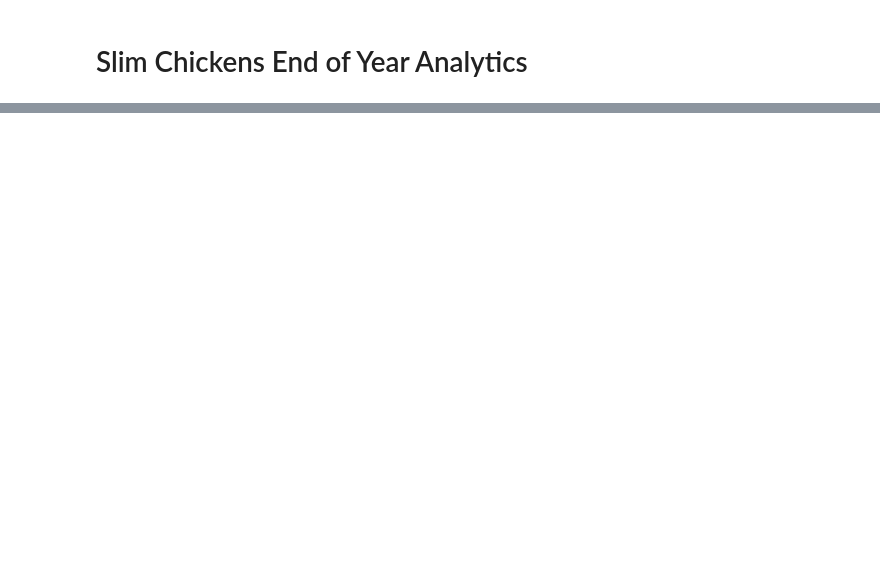
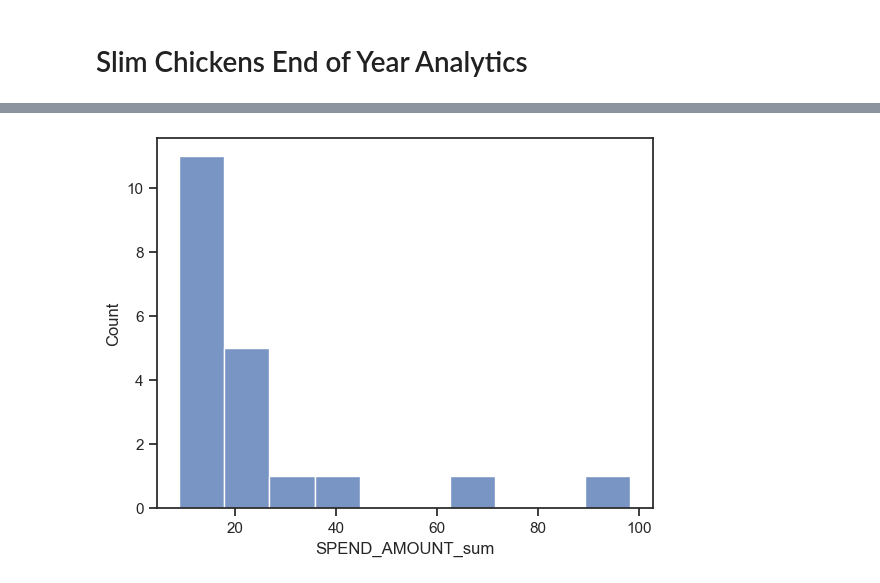
Before and after one commit to piukhq/snowdrops, a Jupyter notebook: end of year analytics/Slim Chickens/Slim Chickens.ipynb, the cells around one changed output, grey strips where cells are left out. Saved outputs shown, nothing was run; the diff lists cells and outputs as text; code cells hidden in the pictures; blank space fills up the shorter version.

```diff
--- a/end of year analytics/Slim Chickens/Slim Chickens.ipynb
+++ b/end of year analytics/Slim Chickens/Slim Chickens.ipynb
@@ -42,0 +14,16 @@ user_level_txns = return_df(
+# %%
+def execute_query(query):
+    try:
+        cur = conn.cursor()
+        cur.execute(query)
+
+        df = pd.DataFrame(cur.fetchall(), columns=[col[0] for col in cur.description])
+        return df
+    finally:
+        cur.close()
+# %%
+query = """select * from PROD.BINK_SECURE.FACT_TRANSACTION
+        where loyalty_plan_company = 'Slim Chickens'
+         order by event_date_time;"""
+
+df = execute_query(query)
@@ -42,0 +63,16 @@ user_level_txns = return_df(
+# %%
+df["EXTERNAL_USER_REF"] = df["EXTERNAL_USER_REF"].apply(hash)
+
+df_agg = df.groupby(by="EXTERNAL_USER_REF", ).agg(
+    TRANSACTION_ID_count=('TRANSACTION_ID', 'count'),
+    SPEND_AMOUNT_sum = ('SPEND_AMOUNT','sum'),
+    SPEND_AMOUNT_mean = ('SPEND_AMOUNT','mean'),
+    SPEND_AMOUNT_min = ('SPEND_AMOUNT','min', ),
+    SPEND_AMOUNT_max = ('SPEND_AMOUNT','max', ),
+    SPEND_AMOUNT_range = ('SPEND_AMOUNT',lambda x: x.max() - x.min()),
+    EVENT_DATE_TIME_range = ('EVENT_DATE_TIME', lambda x: (x.max() - x.min()).days),
+    EVENT_DATE_TIME_max = ('EVENT_DATE_TIME', 'min'),
+    EVENT_DATE_TIME_min = ('EVENT_DATE_TIME', 'max'),
+)
+
+df_agg.describe()
@@ -42,0 +115,4 @@ user_level_txns = return_df(
+# %%
+plot = sns.histplot(data=df_agg, x=df_agg['SPEND_AMOUNT_sum'])
+# %% [output]
+[figure, added]
```
Also changed, not shown: parts of 11 cells of this notebook, 2 other files.
